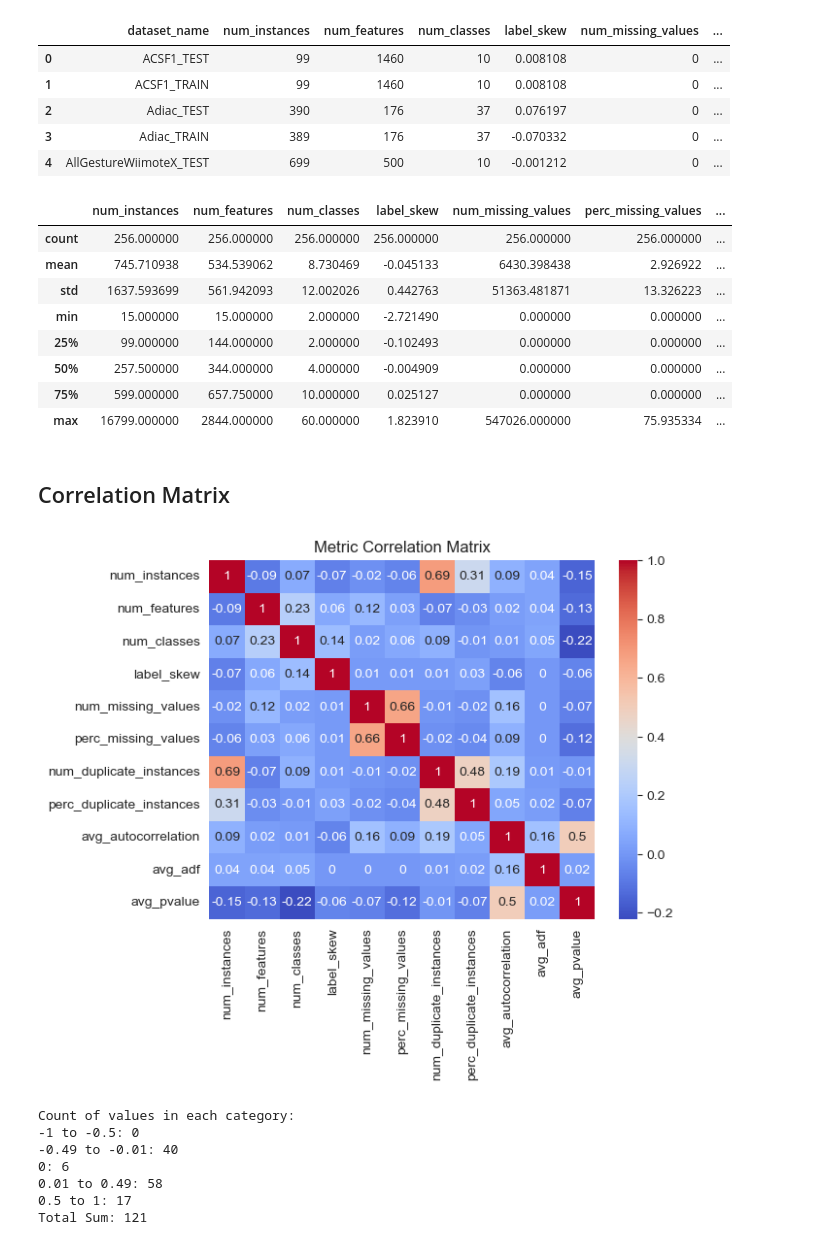
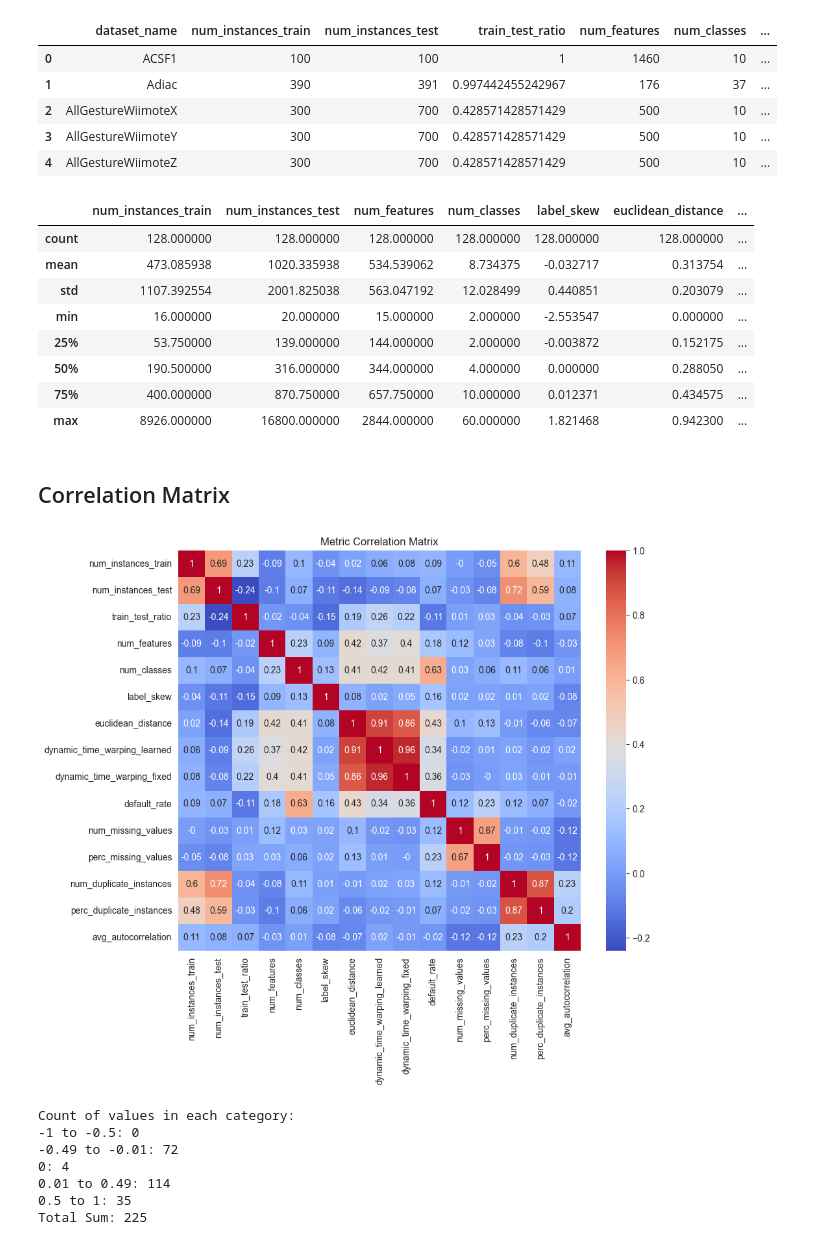
Before and after one commit to VakZok/DatasetQualityEvaluationCriteria, a Jupyter notebook: analyseDatasets.ipynb, the cells around one changed output. Saved outputs shown, nothing was run; the diff lists cells and outputs as text; code cells hidden in the pictures.

Commit message:
Finalized analyseDatasets.ipynb

```diff
--- a/analyseDatasets.ipynb
+++ b/analyseDatasets.ipynb
@@ -3,5 +5,9 @@ import pandas as pd
 import seaborn as sns
 import matplotlib.pyplot as plt
 # %%
-df = pd.read_csv('statistical_results.csv', sep=';', header=1)
+# read prepared metrics to analyse
+df = pd.read_csv('preparedMetricsToAnalyse.csv', sep=';', header=1)
+
+# replace comma seperator with dot
+df['train_test_ratio'] = df['train_test_ratio'].str.replace(',', '.')
 # %% [markdown]
@@ -9,59 +15,68 @@ df = pd.read_csv('statistical_results.csv', sep=';', header=1)
 # %%
 df.head()
 # %% [output]
-|  | dataset_name | num_instances | num_features | num_classes | label_skew | num_missing_values | ... |
-| 0 | ACSF1_TEST | 99 | 1460 | 10 | 0.008108 | 0 | ... |
-| 1 | ACSF1_TRAIN | 99 | 1460 | 10 | 0.008108 | 0 | ... |
-| 2 | Adiac_TEST | 390 | 176 | 37 | 0.076197 | 0 | ... |
-| 3 | Adiac_TRAIN | 389 | 176 | 37 | -0.070332 | 0 | ... |
-| 4 | AllGestureWiimoteX_TEST | 699 | 500 | 10 | -0.001212 | 0 | ... |
+|  | dataset_name | num_instances_train | num_instances_test | train_test_ratio | num_features | num_classes | ... |
+| 0 | ACSF1 | 100 | 100 | 1 | 1460 | 10 | ... |
+| 1 | Adiac | 390 | 391 | 0.997442455242967 | 176 | 37 | ... |
+| 2 | AllGestureWiimoteX | 300 | 700 | 0.428571428571429 | 500 | 10 | ... |
+| 3 | AllGestureWiimoteY | 300 | 700 | 0.428571428571429 | 500 | 10 | ... |
+| 4 | AllGestureWiimoteZ | 300 | 700 | 0.428571428571429 | 500 | 10 | ... |
 # %%
 df.describe()
 # %% [output]
-|  | num_instances | num_features | num_classes | label_skew | num_missing_values | perc_missing_values | ... |
-| count | 256.000000 | 256.000000 | 256.000000 | 256.000000 | 256.000000 | 256.000000 | ... |
-| mean | 745.710938 | 534.539062 | 8.730469 | -0.045133 | 6430.398438 | 2.926922 | ... |
-| std | 1637.593699 | 561.942093 | 12.002026 | 0.442763 | 51363.481871 | 13.326223 | ... |
-| min | 15.000000 | 15.000000 | 2.000000 | -2.721490 | 0.000000 | 0.000000 | ... |
-| 25% | 99.000000 | 144.000000 | 2.000000 | -0.102493 | 0.000000 | 0.000000 | ... |
-| 50% | 257.500000 | 344.000000 | 4.000000 | -0.004909 | 0.000000 | 0.000000 | ... |
-| 75% | 599.000000 | 657.750000 | 10.000000 | 0.025127 | 0.000000 | 0.000000 | ... |
-| max | 16799.000000 | 2844.000000 | 60.000000 | 1.823910 | 547026.000000 | 75.935334 | ... |
+|  | num_instances_train | num_instances_test | num_features | num_classes | label_skew | euclidean_distance | ... |
+| count | 128.000000 | 128.000000 | 128.000000 | 128.000000 | 128.000000 | 128.000000 | ... |
+| mean | 473.085938 | 1020.335938 | 534.539062 | 8.734375 | -0.032717 | 0.313754 | ... |
+| std | 1107.392554 | 2001.825038 | 563.047192 | 12.028499 | 0.440851 | 0.203079 | ... |
+| min | 16.000000 | 20.000000 | 15.000000 | 2.000000 | -2.553547 | 0.000000 | ... |
+| 25% | 53.750000 | 139.000000 | 144.000000 | 2.000000 | -0.003872 | 0.152175 | ... |
+| 50% | 190.500000 | 316.000000 | 344.000000 | 4.000000 | 0.000000 | 0.288050 | ... |
+| 75% | 400.000000 | 870.750000 | 657.750000 | 10.000000 | 0.012371 | 0.434575 | ... |
+| max | 8926.000000 | 16800.000000 | 2844.000000 | 60.000000 | 1.821468 | 0.942300 | ... |
 # %% [markdown]
 ## Correlation Matrix
 # %%
-correlation_matrix = df.corr().round(2)
-sns.heatmap(correlation_matrix, annot=True, cmap='coolwarm')
+# drop dataset name column
+df_without_dataset_name = df.drop('dataset_name', axis=1)
+
+# create correlation matrix
+correlation_matrix = df_without_dataset_name.corr().round(2)
+
+# change figure size
+plt.figure(figsize=(10, 8)) # width, height
+
+# plot heatmap
+sns.heatmap(correlation_matrix, annot=True, cmap='')
 plt.title('Metric Correlation Matrix')
 plt.show()
 
 # Count of values for each category
 count_neg_1_to_neg_0_5 = ((correlation_matrix >= -1) & (correlation_matrix <= -0.5)).sum().sum()
 count_neg_0_49_to_neg_0_01 = ((correlation_matrix >= -0.49) & (correlation_matrix <= -0.01)).sum().sum()
 count_0 = ((correlation_matrix > -0.01) & (correlation_matrix < 0.01)).sum().sum()
 count_0_01_to_0_49 = ((correlation_matrix >= 0.01) & (correlation_matrix <= 0.49)).sum().sum()
 count_0_5_to_1 = ((correlation_matrix >= 0.5) & (correlation_matrix <= 1)).sum().sum()
 
 # Total sum of counts
 total_count = count_neg_1_to_neg_0_5 + count_neg_0_49_to_neg_0_01 + count_0 + count_0_01_to_0_49 + count_0_5_to_1
 
 # Print the counts
 print("Count of values in each category:")
 print("-1 to -0.5: {}".format(count_neg_1_to_neg_0_5))
 print("-0.49 to -0.01: {}".format(count_neg_0_49_to_neg_0_01))
 print("0: {}".format(count_0))
 print("0.01 to 0.49: {}".format(count_0_01_to_0_49))
 print("0.5 to 1: {}".format(count_0_5_to_1))
 
 # Print the total sum
 print("Total Sum: {}".format(total_count))
 # %% [output]
-[figure, old version]
+[figure, new version]
 Count of values in each category:
 -1 to -0.5: 0
--0.49 to -0.01: 40
-0: 6
-0.01 to 0.49: 58
-0.5 to 1: 17
-Total Sum: 121
+-0.49 to -0.01: 72
+0: 4
+0.01 to 0.49: 114
+0.5 to 1: 35
+Total Sum: 225
 # %% [markdown]
```
Also changed, not shown: parts of 9 cells of this notebook, 1 other file.
